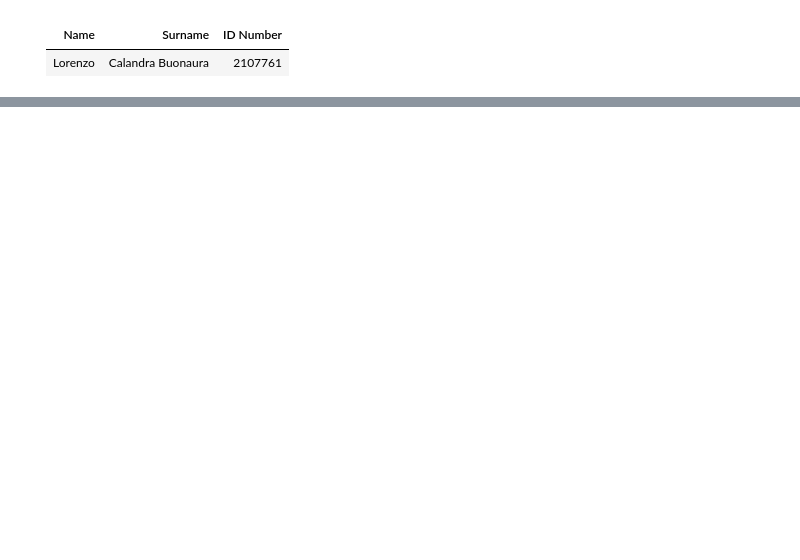
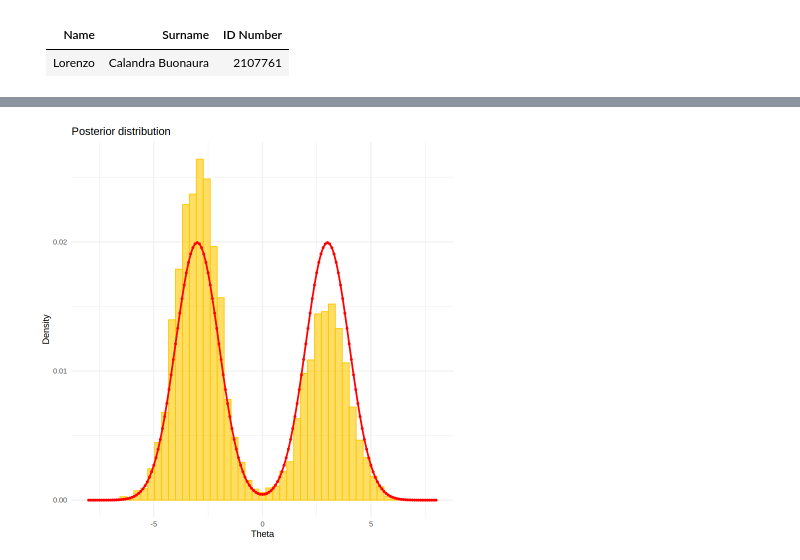
Before and after one commit to Kallo27/Advanced_statistics, a Jupyter notebook: Lab05/CalandraBuonaura_LorenzoRlab05.ipynb, the cells around one changed output, grey strips where cells are left out. Cells and saved outputs as stored; diff of their text form; code cells hidden in the pictures; blank space fills up the shorter version.

```diff
--- a/Lab05/CalandraBuonaura_LorenzoRlab05.ipynb
+++ b/Lab05/CalandraBuonaura_LorenzoRlab05.ipynb
@@ -361,0 +162,80 @@ ggplot(p_df, aes(x = step, y = probability, color = box)) +
+# %%
+library(ggplot2)
+library(coda)
+
+# Define theta values and posterior distribution
+theta_values <- seq(-8, 8, 0.1)
+post_values <- post_distr(theta_values) / sum(post_distr(theta_values))
+
+# Function to run Metropolis sampler
+run_metropolis_sampler <- function(random_theta, theta_values, n_sample, burn_in) {
+  out <- metropolis_sampler(random_theta, theta_values, n_sample, burn_in)
+  accepted_values <- out$value[out$accepted == TRUE]
+  return(list(out = out, accepted_values = accepted_values))
+}
+
+# Function to plot posterior distribution
+plot_posterior_distribution <- function(accepted_values, theta_values, post_values, n_bins) {
+  bin_w <- (max(theta_values) - min(theta_values)) / n_bins
+
+  p <- ggplot(data = data.frame(accepted_values), aes(x = accepted_values)) +
+    geom_histogram(aes(y = after_stat(count / sum(count)) * bin_w),
+                   color = "#ffc800", fill = "#ffc800", binwidth = bin_w,
+                   bins = n_bins, alpha = 0.6) +
+    geom_point(data = data.frame(theta_values, post_values),
+               aes(x = theta_values, y = post_values), color = "red", size = 1) +
+    geom_line(data = data.frame(theta_values, post_values),
+              aes(x = theta_values, y = post_values), color = "red",
+              linewidth = 1) +
+    labs(title = "Posterior distribution",
+         x = "Theta",
+         y = "Density") +
+    xlim(min(theta_values), max(theta_values)) +
+    theme_minimal()
+
+  print(p)
+}
+
+# Function to plot ACF
+plot_acf <- function(out, thinning) {
+  thinned_out <- out[seq(1, nrow(out), by = thinning), ]
+  chain_2 <- as.mcmc(thinned_out$value)
+  lags <- seq(0, 500, 10)
+  ACF <- autocorr(chain_2, lags = lags)
+
+  p <- ggplot(data = data.frame(lags, ACF), aes(x = lags, y = ACF)) +
+    geom_line(color = "navy", size = 1.5) +
+    labs(title = "Correlation",
+         x = "Lag",
+         y = "ACF") +
+    ylim(-0.1, 1) +
+    theme_minimal()
+
+  print(p)
+
+  cat("Effective size:", effectiveSize(chain_2), "\n")
+}
+
+# Define parameters
+burn_in_values <- c(100, 500, 1000)
+thinning_values <- c(10, 15, 20)
+random_theta <- rnorm(1, 0, 1)
+n_sample <- 10000
+n_bins <- 50
+
+# Run simulations for different burn_in and thinning values
+for (burn_in in burn_in_values) {
+  for (thinning in thinning_values) {
+    cat("Running with burn_in =", burn_in, "and thinning =", thinning, "\n")
+
+    # Run Metropolis sampler
+    result <- run_metropolis_sampler(random_theta, theta_values, n_sample, burn_in)
+
+    # Plot posterior distribution
+    plot_posterior_distribution(result$accepted_values, theta_values, post_values, n_bins)
+
+    # Plot ACF
+    plot_acf(result$out, thinning)
+  }
+}
+# %% [output]
@@ -361,0 +246 @@ ggplot(p_df, aes(x = step, y = probability, color = box)) +
+[figure, added]
```
Also changed, not shown: parts of 35 cells of this notebook.
